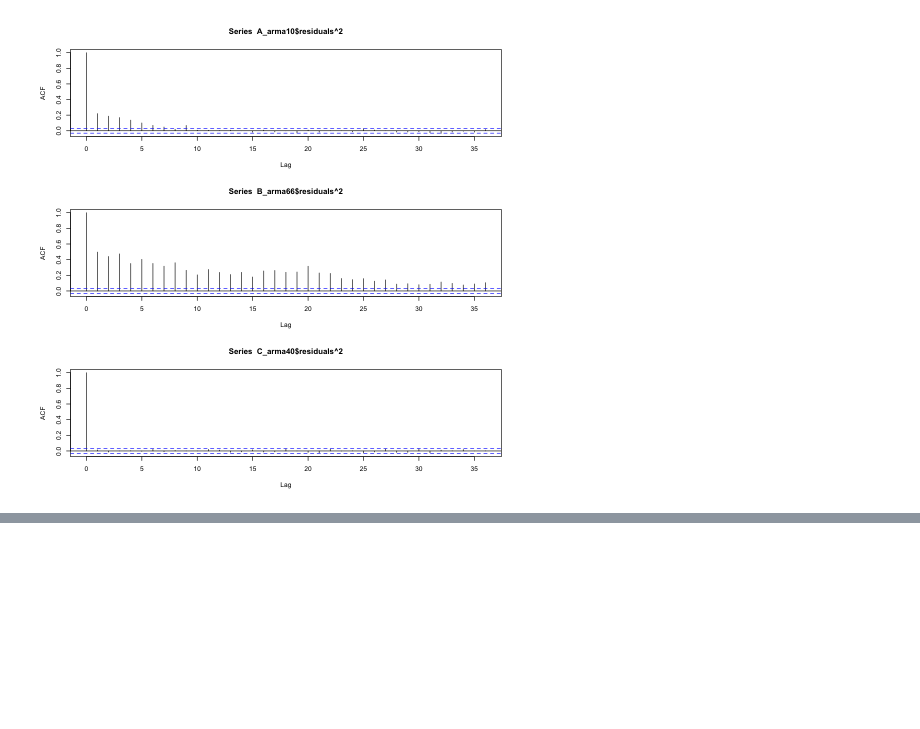
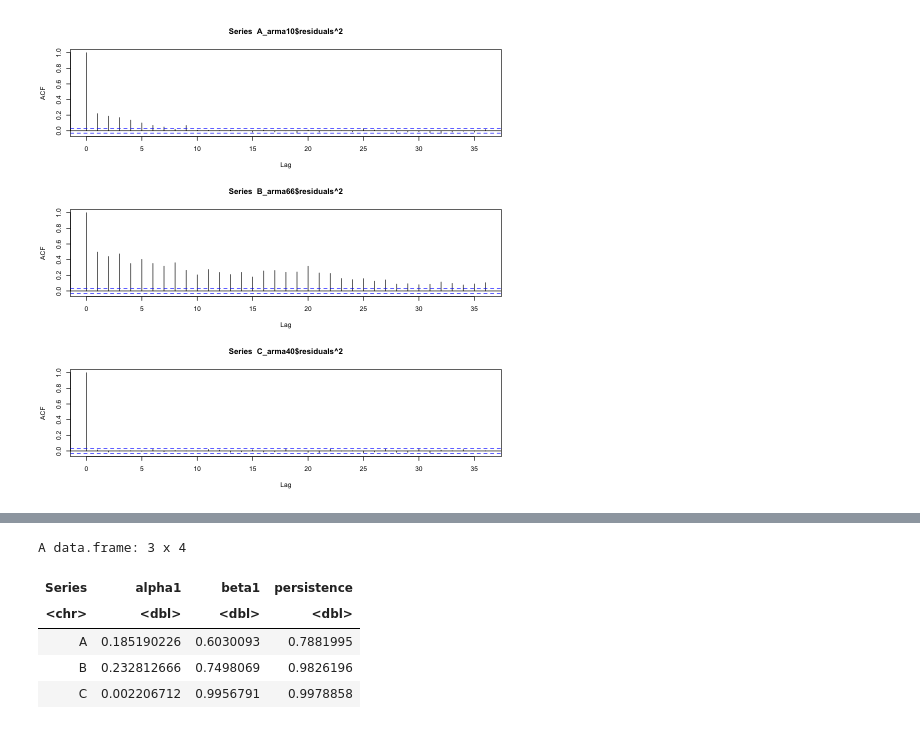
Before and after one commit to mildemx/FE1_Homeworks, a Jupyter notebook: HMW2/F_Econ_HW2_Max.ipynb, the cells around one changed output, grey strips where cells are left out. Cells and saved outputs as stored; diff of their text form; code cells hidden in the pictures; blank space fills up the shorter version.

```diff
--- a/HMW2/F_Econ_HW2_Max.ipynb
+++ b/HMW2/F_Econ_HW2_Max.ipynb
@@ -767,0 +822,18 @@ Meanwhile, Series C exhibits no significant residual^2 autocorrelation at lagged
+# %%
+persistence <- data.frame(
+    Series = c("A", "B", "C"),
+    alpha1 = c(coef(gfitA)["alpha1"], coef(gfitB)["alpha1"], coef(gfitC)["alpha1"]),
+    beta1 = c(coef(gfitA)["beta1"], coef(gfitB)["beta1"],coef(gfitC)["beta1"]),
+    persistence = c(coef(gfitA)["alpha1"] + coef(gfitA)["beta1"],
+                    coef(gfitB)["alpha1"] + coef(gfitB)["beta1"],
+                    coef(gfitC)["alpha1"] + coef(gfitC)["beta1"])
+)
+
+persistence
+# %% [output]
+A data.frame: 3 x 4
+| Series | alpha1 | beta1 | persistence |
+| <chr> | <dbl> | <dbl> | <dbl> |
+| A | 0.185190226 | 0.6030093 | 0.7881995 |
+| B | 0.232812666 | 0.7498069 | 0.9826196 |
+| C | 0.002206712 | 0.9956791 | 0.9978858 |
```
Also changed, not shown: parts of 9 cells of this notebook, 1 other file.
